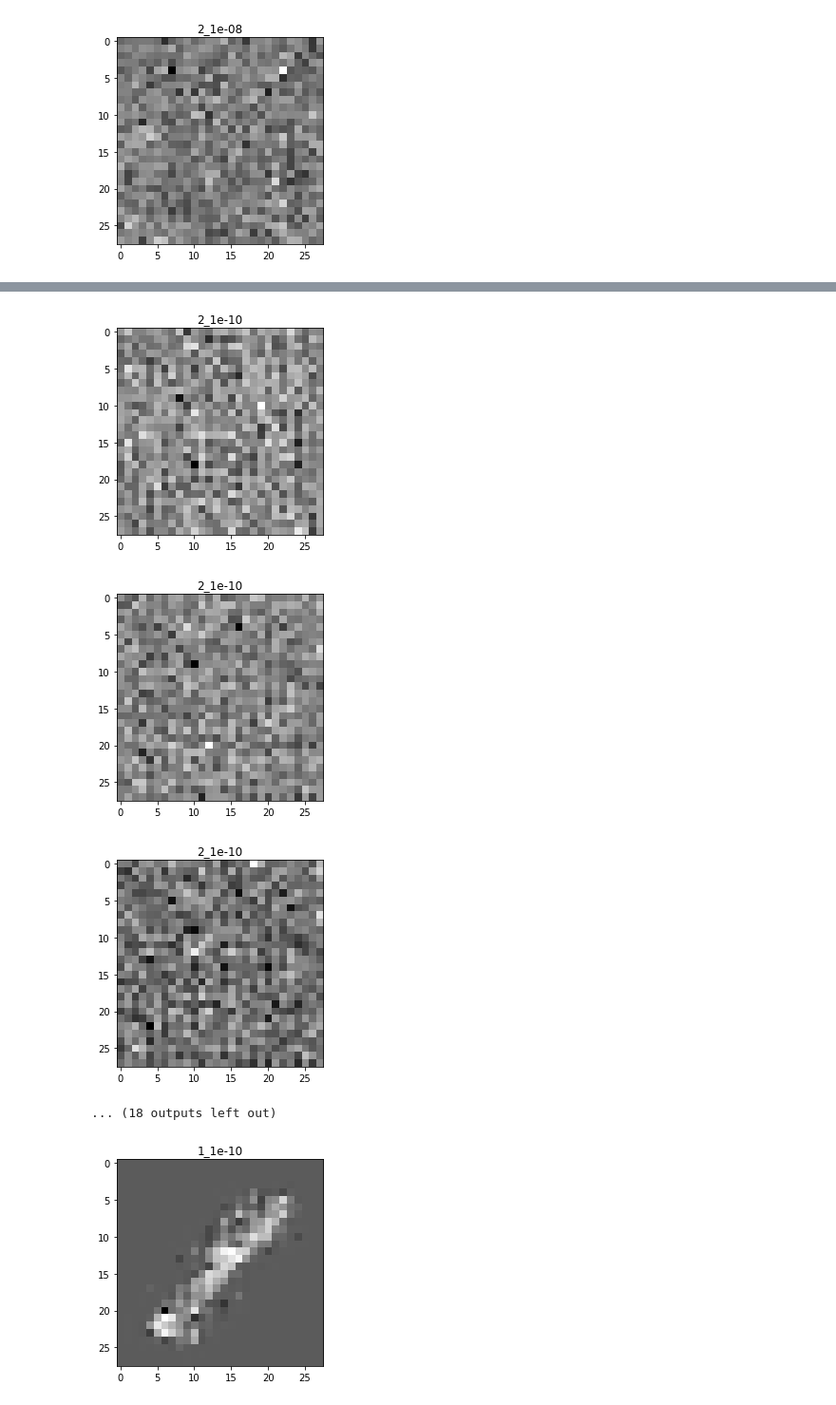
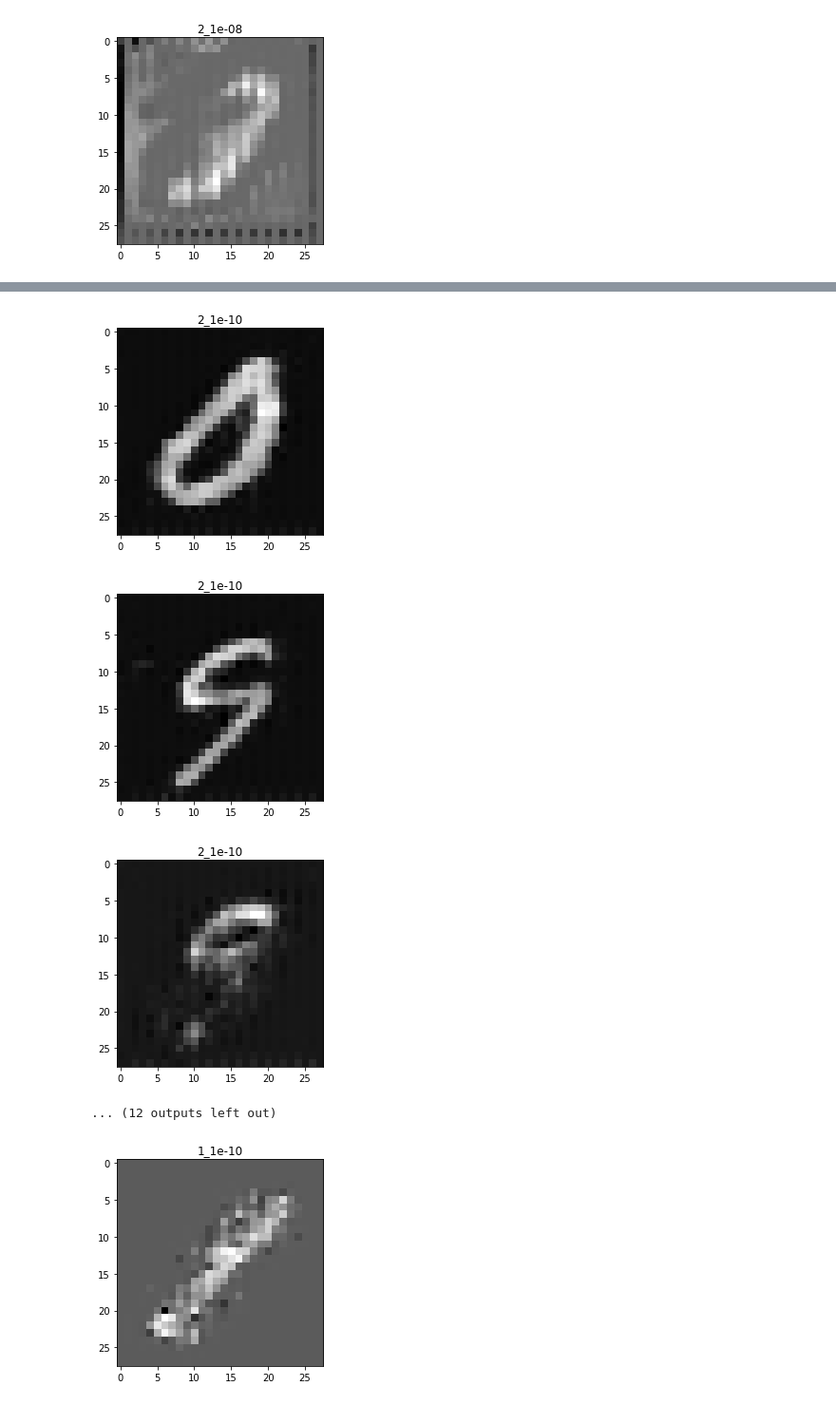
Before and after one commit to EthanMWalker/flow, a Jupyter notebook: gmm_vis.ipynb, the cells around one changed output, grey strips where cells are left out. Shown: that part at 95% size. Drawn from its saved outputs; the diff is of its cells as text; code cells hidden in the pictures.

```diff
--- a/gmm_vis.ipynb
+++ b/gmm_vis.ipynb
@@ -41,9 +41,9 @@ def make_gmm(n_comps, n_dims):
 #   plt.imshow(digit.reshape((8,8)), cmap='gray')
 #   plt.show()
 # %%
-for size in [1,2,4,8,16]:
+for size in [1,2,4,8]:
     for lr in ['1e-08','1e-10']:
-        with open(f'chkpt/mnist_old_learned_samples_{size}_{lr}.pickle','rb') as in_file:
+        with open(f'chkpt/mnist_gmm_samples_{size}_{lr}.pickle','rb') as in_file:
             samples = pickle.load(in_file)['sample']
         for sample in samples[:3]:
             plt.imshow(sample[0], cmap='gray')
@@ -60 +60 @@ for size in [1,2,4,8,16]:
-[figure, old version]
+[figure, new version]
@@ -62,7 +62,7 @@ for size in [1,2,4,8,16]:
-[figure, old version]
+[figure, new version]
-[figure, old version]
+[figure, new version]
-[figure, old version]
+[figure, new version]
-... (18 outputs left out)
+... (12 outputs left out)
 # %%
 for size in [1,2,4,8]:#,16,32]:
     for lr in ['1e-10']:
```
Also changed, not shown: parts of 1 cell of this notebook, 4 other files.
